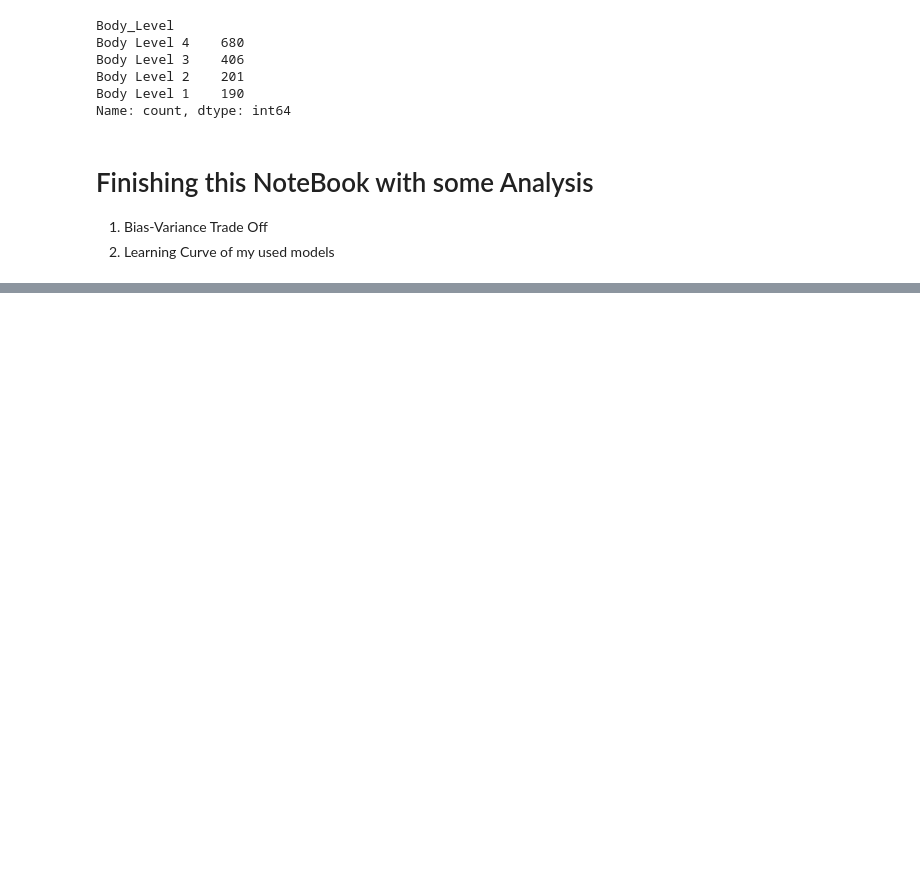
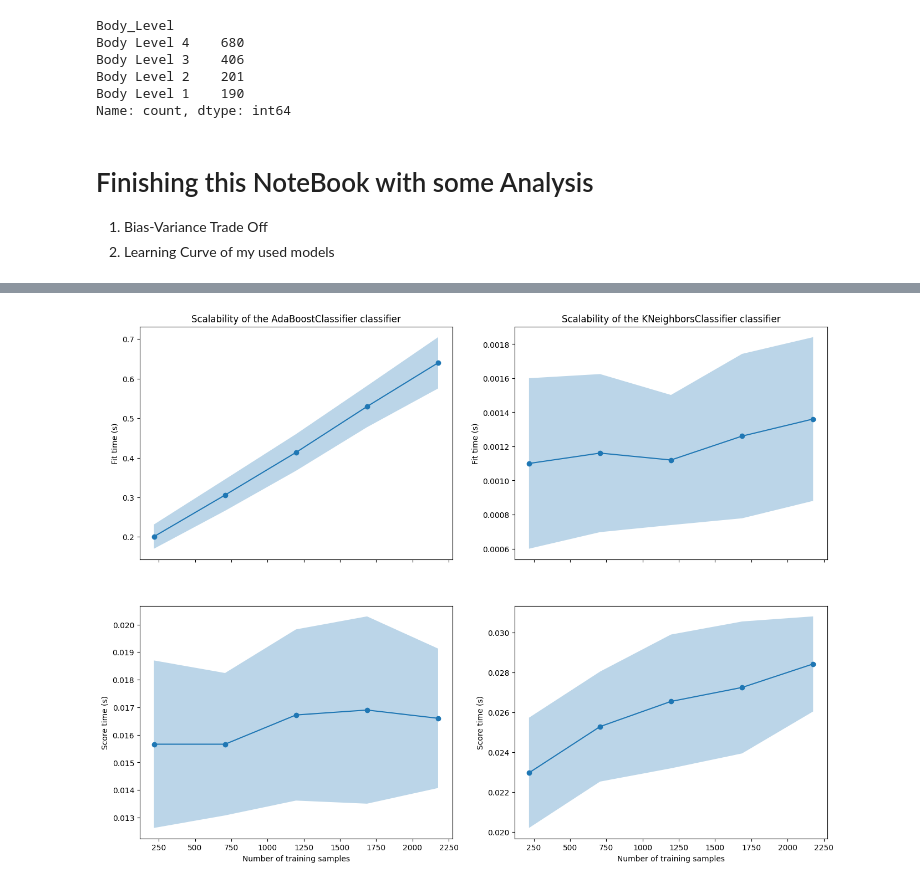
Before and after one commit to aymanreda56/Classical-ML, a Jupyter notebook: ensemble/ensemble.ipynb, the cells around one changed output, grey strips where cells are left out. Cells and saved outputs as stored; diff of their text form; code cells hidden in the pictures; blank space fills up the shorter version.

```diff
--- a/ensemble/ensemble.ipynb
+++ b/ensemble/ensemble.ipynb
@@ -738,0 +815,51 @@ for ax_idx, estimator in enumerate([ada, RF_fin]):
+# %%
+
+common_params = {
+    "X": X,
+    "y": y,
+    "train_sizes": np.linspace(0.1, 1.0, 5),
+    "cv": ShuffleSplit(n_splits=50, test_size=0.2, random_state=0),
+    "n_jobs": 4,
+    "return_times": True,
+}
+
+train_sizes, _, test_scores_ada, fit_times_ada, score_times_ada = learning_curve(
+    ada, **common_params
+)
+train_sizes, _, test_scores_RF, fit_times_RF, score_times_RF = learning_curve(
+    KNN_model, **common_params
+)
+fig, ax = plt.subplots(nrows=2, ncols=2, figsize=(16, 12), sharex=True)
+
+for ax_idx, (fit_times, score_times, estimator) in enumerate(
+    zip(
+        [fit_times_ada, fit_times_RF],
+        [score_times_ada, score_times_RF],
+        [ada, KNN_model],
+    )
+):
+    # scalability regarding the fit time
+    ax[0, ax_idx].plot(train_sizes, fit_times.mean(axis=1), "o-")
+    ax[0, ax_idx].fill_between(
+        train_sizes,
+        fit_times.mean(axis=1) - fit_times.std(axis=1),
+        fit_times.mean(axis=1) + fit_times.std(axis=1),
+        alpha=0.3,
+    )
+    ax[0, ax_idx].set_ylabel("Fit time (s)")
+    ax[0, ax_idx].set_title(
+        f"Scalability of the {estimator.__class__.__name__} classifier"
+    )
+
+    # scalability regarding the score time
+    ax[1, ax_idx].plot(train_sizes, score_times.mean(axis=1), "o-")
+    ax[1, ax_idx].fill_between(
+        train_sizes,
+        score_times.mean(axis=1) - score_times.std(axis=1),
+        score_times.mean(axis=1) + score_times.std(axis=1),
+        alpha=0.3,
+    )
+    ax[1, ax_idx].set_ylabel("Score time (s)")
+    ax[1, ax_idx].set_xlabel("Number of training samples")
+# %% [output]
+[figure, added]
```
Also changed, not shown: parts of 31 cells of this notebook, 3 other files.
